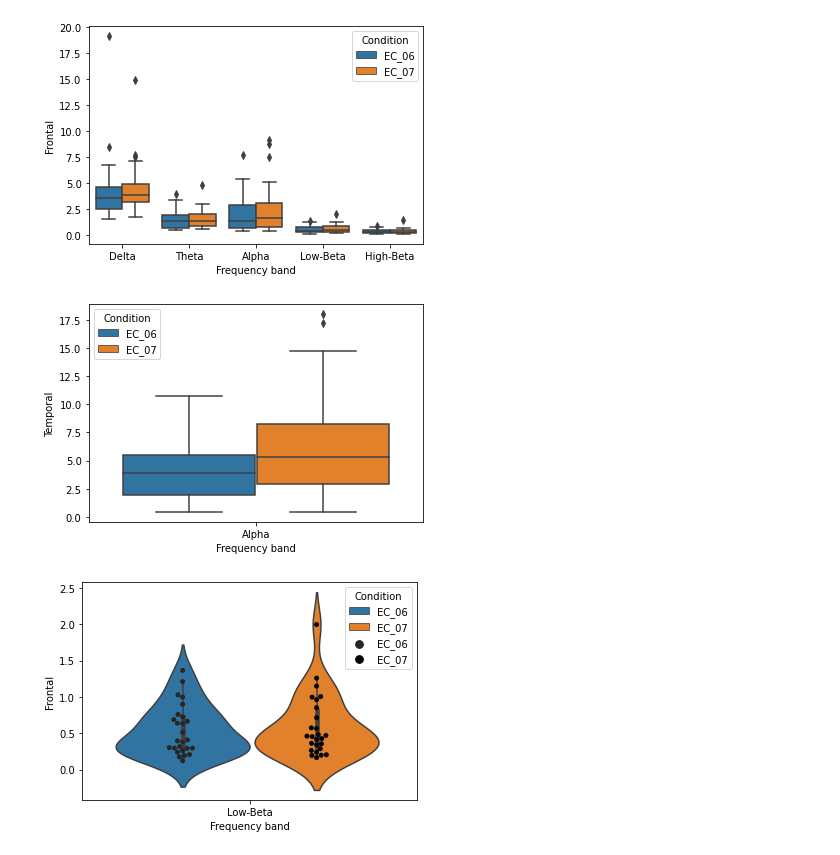
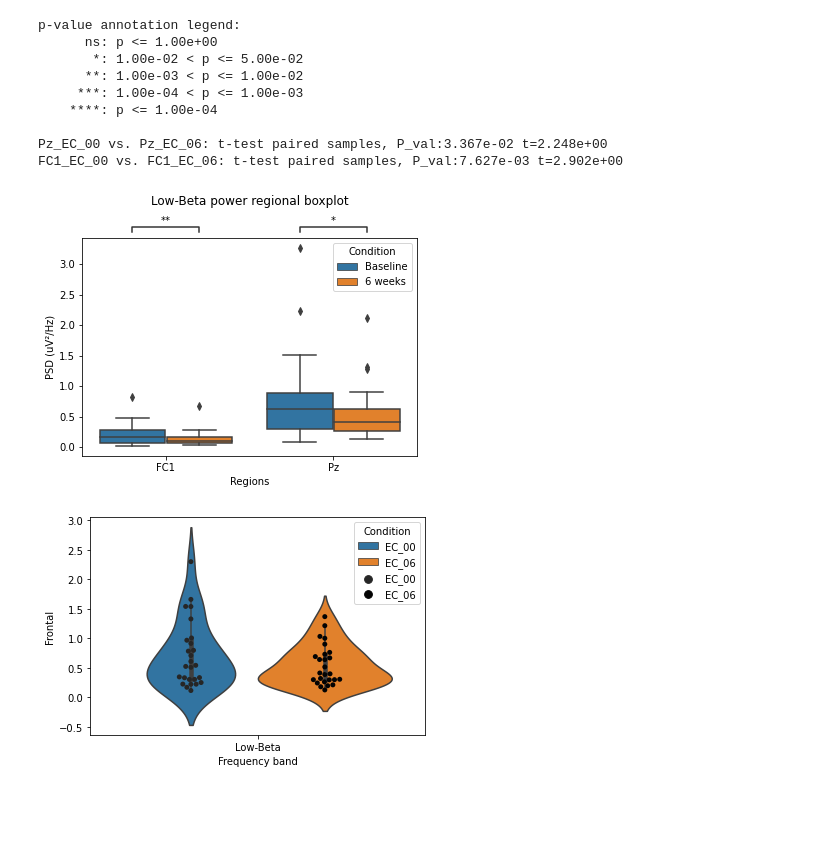
Before and after one commit to teanijarv/EEG-pyline, a Jupyter notebook: 04_datavisualisation.ipynb, the cells around one changed output. Saved outputs shown, nothing was run; the diff lists cells and outputs as text; code cells hidden in the pictures; blank space fills up the shorter version.

Commit message:
data visualisation update
- data visualisation update
- added stats
- functions reorganized

```diff
--- a/04_datavisualisation.ipynb
+++ b/04_datavisualisation.ipynb
@@ -210,24 +173,25 @@ High-Beta_EC_00 vs. High-Beta_EC_06: t-test paired samples, P_val:9.444e-02 t=1.
+# %%
+plotBoxplotBand(df_psd_ch,regions=['FC1','Pz'],
+                band='Low-Beta',condition_names=['Baseline','6 weeks'],
+                stat_test='t-test_paired',ast_loc='outside')
+# %% [output]
+p-value annotation legend:
+      ns: p <= 1.00e+00
+       *: 1.00e-02 < p <= 5.00e-02
+      **: 1.00e-03 < p <= 1.00e-02
+     ***: 1.00e-04 < p <= 1.00e-03
+    ****: p <= 1.00e-04
+
+Pz_EC_00 vs. Pz_EC_06: t-test paired samples, P_val:3.367e-02 t=2.248e+00
+FC1_EC_00 vs. FC1_EC_06: t-test paired samples, P_val:7.627e-03 t=2.902e+00
+[figure, added]
 # %%
-#sns.set()
-#sns.set_theme(style="darkgrid")
-plt.figure()
-ax = sns.boxplot(x='Frequency band', y='Frontal',
-            hue='Condition',order=['Delta','Theta','Alpha','Low-Beta','High-Beta'],
-            data=df_psd_reg)
-
-plt.figure()
-ax = sns.boxplot(x='Frequency band', y='Temporal',
-                 hue='Condition',
-                 data=df_psd_reg[df_psd_reg['Frequency band'] == 'Alpha'])
-
 plt.figure()
 ax = sns.violinplot(x='Frequency band', y='Frontal',
                  hue='Condition',
                  data=df_psd_reg[df_psd_reg['Frequency band'] == 'Low-Beta'])
 ax = sns.swarmplot(x='Frequency band', y='Frontal',
                    hue='Condition', color='0.01', dodge=True,
                    data=df_psd_reg[df_psd_reg['Frequency band'] == 'Low-Beta'])
 # %% [output]
-[figure, old version]
+[figure, new version]
-[figure, removed]
-[figure, removed]
```
Also changed, not shown: parts of 11 cells of this notebook, 8 other files.
